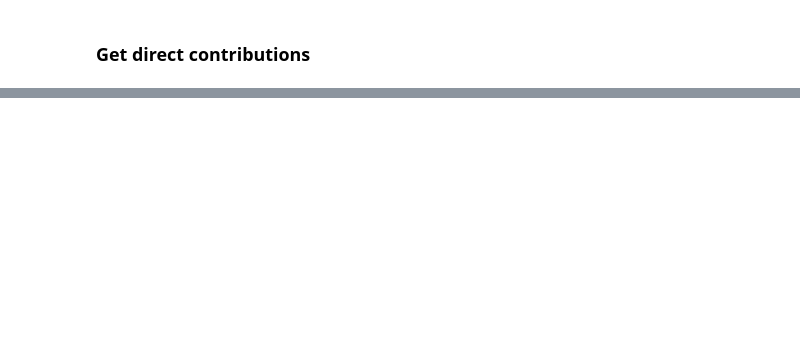
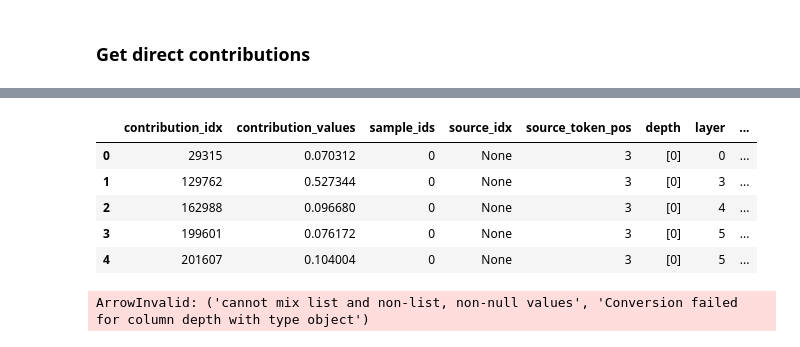
Before and after one commit to lmjantsch/concept_formation, a Jupyter notebook: test.ipynb, the cells around one changed output, grey strips where cells are left out. Saved outputs shown, nothing was run; the diff lists cells and outputs as text; code cells hidden in the pictures; blank space fills up the shorter version.

Commit message:
direct and indirect contribution tracing

```diff
--- a/test.ipynb
+++ b/test.ipynb
@@ -53,4 +33,12 @@ target_token_res_states = TransformerCache.from_dict(target_token_res_states, mo
 # %%
+sample_id = 0
+num_layers = 10
+data_dir = f'/raid/dacslab/CONCEPT_FORMATION/homograph_small/Qwen_Qwen3-4B/{sample_id}/'
+
+data_keys = ['emb'] + [f"{layer}.{module}" for layer in range(num_layers) for module in ['mid', 'post']]
+target_token_res_states = TransformerCache.load(data_dir, data_keys, model_id=model_ids[0])
+target_token_res_states.stack_tensors()
+
 concept_vectors = {}
 no_layers = 10
 num_homographs = 1
@@ -342,0 +554,50 @@ torch.Size([343041, 10, 2560])
+# %%
+import pandas as pd
+
+def flatten_contributions(contributions: DataDict) -> DataDict:
+    flat_contributions = DataDict()
+    if not contributions.length: return flat_contributions
+    for cache_item in tqdm(contributions.to_list(), total=len(contributions)):
+        num_contributions = len(cache_item['contribution_idx'])
+
+        flat_contributions.extend({
+            'contribution_idx': cache_item['contribution_idx'].tolist(),
+            'contribution_values': cache_item['contribution_values'].tolist(),
+            'contribution_modules': cache_item['contribution_modules'],
+            'sample_ids': [cache_item['target_sample_ids']] * num_contributions,
+            'source_idx': [cache_item['target_idx'].item() if cache_item['target_idx'] else None] * num_contributions,
+            'source_token_pos': [cache_item['target_token_pos']] * num_contributions,
+            'depth': [cache_item['depth']] * num_contributions
+        })
+    return flat_contributions
+# %%
+direct_flat_contributions = flatten_contributions(direct_contributions)
+df = pd.DataFrame(data=direct_flat_contributions.to_dict())
+
+for i, contribution_cache in enumerate(indirect_contributions):
+    flat_contributions = flatten_contributions(contribution_cache)
+    if not flat_contributions.length: continue
+    for batch_start in range(0, len(flat_contributions), 2000):
+        contribution_df = pd.DataFrame(data=flat_contributions[batch_start: batch_start + 2000].to_dict())
+        df = pd.concat([df, contribution_df])
+
+df['layer'] = df['contribution_modules'].apply(lambda x: int(x.split('.')[0]) if x != 'emb' else 0)
+df['module_type'] = pd.Categorical(df['contribution_modules'].apply(lambda x: x.split('.')[1] if x != 'emb' else 'emb'), categories=['emb', 'attn', 'mlp'], ordered=True)
+df['token_pos'] = df.apply(lambda x: int(x['contribution_modules'].split('.')[2]) if x['contribution_modules'] != 'emb' and int(x['contribution_modules'].split('.')[2]) != -1  else x['source_token_pos'], axis=1)
+df['head_id'] = df['contribution_modules'].apply(lambda x: int(x.split('.')[3]) if x != 'emb' else 0)
+df = df.drop('contribution_modules', axis=1)
+
+df.head()
+# %% [output]
+|  | contribution_idx | contribution_values | sample_ids | source_idx | source_token_pos | depth | layer | ... |
+| 0 | 29315 | 0.070312 | 0 | None | 3 | [0] | 0 | ... |
+| 1 | 129762 | 0.527344 | 0 | None | 3 | [0] | 3 | ... |
+| 2 | 162988 | 0.096680 | 0 | None | 3 | [0] | 4 | ... |
+| 3 | 199601 | 0.076172 | 0 | None | 3 | [0] | 5 | ... |
+| 4 | 201607 | 0.104004 | 0 | None | 3 | [0] | 5 | ... |
+# %%
+data_path = os.path.join(project_root, 'data/contribution_cache/cache_9_post_with_norm_hom_1_no_depth.parquet')
+df.to_parquet(data_path, index=False)
+df.head()
+# %% [output]
+ArrowInvalid: ('cannot mix list and non-list, non-null values', 'Conversion failed for column depth with type object')
```
Also changed, not shown: parts of 14 cells of this notebook.
